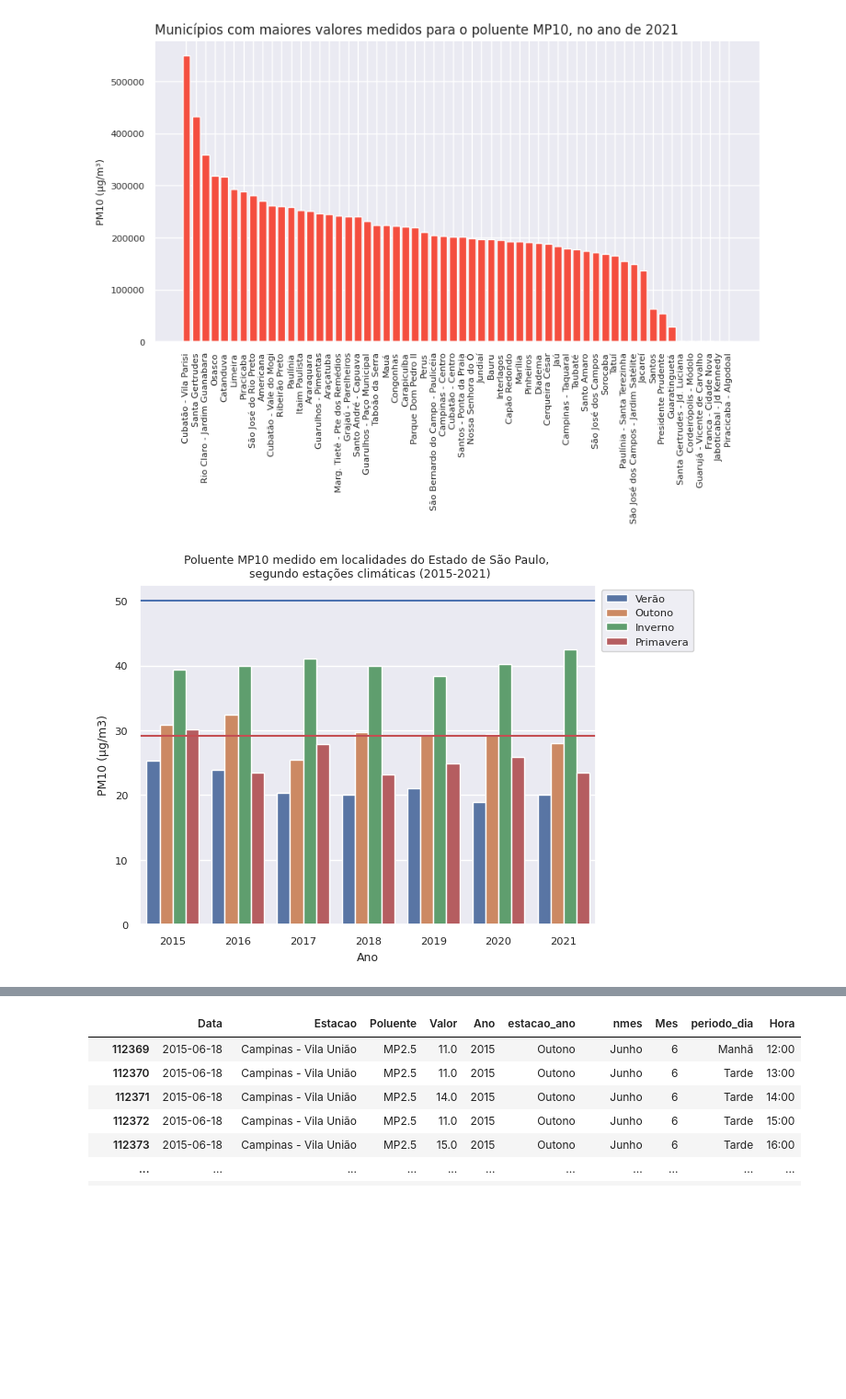
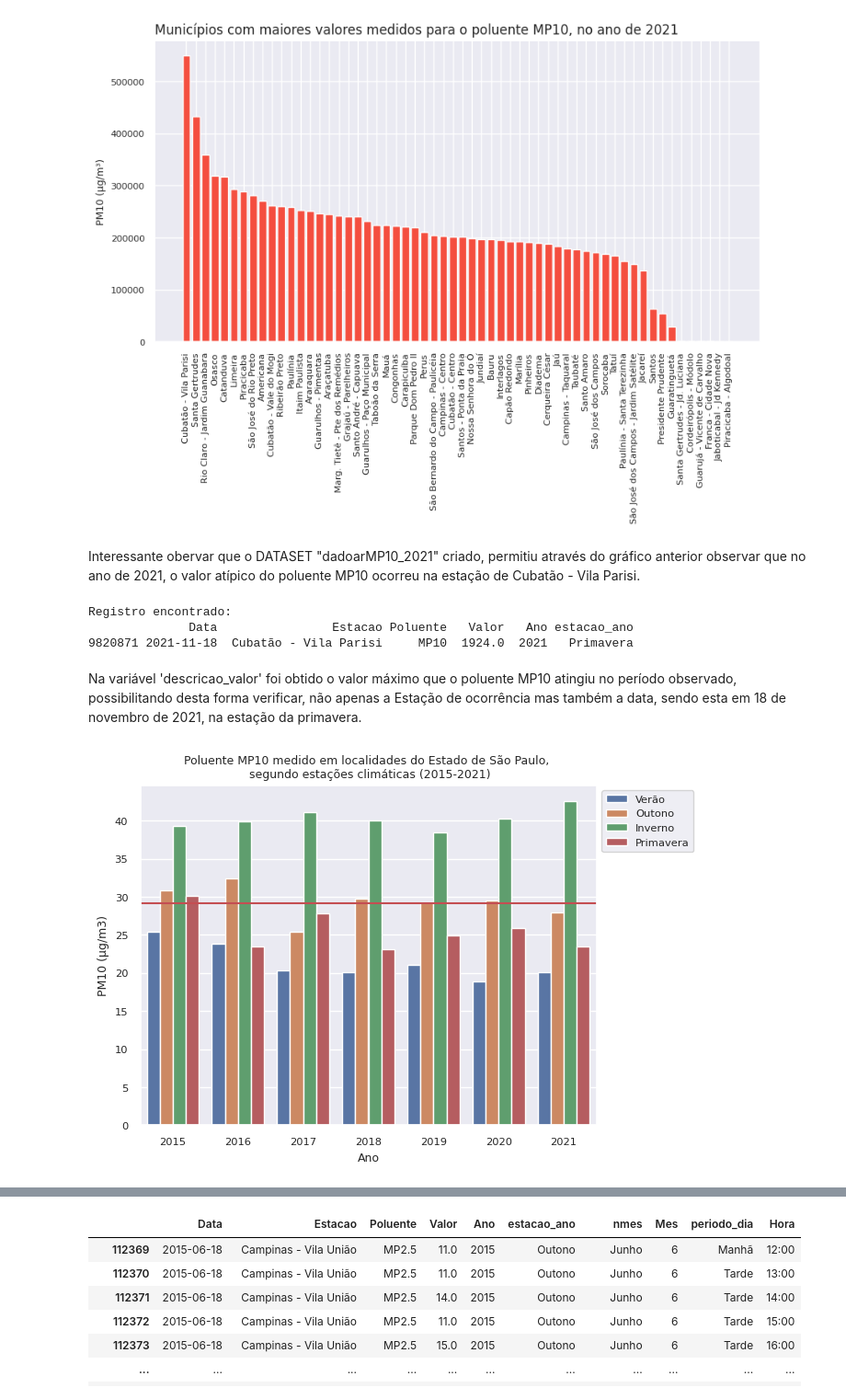
Before and after one commit to Luciahelenasantos/PUC-SPRINT-III, a Jupyter notebook: MVP_SPRINTIII_V1.ipynb, the cells around one changed output, grey strips where cells are left out. Shown at 92% size. Drawn from its saved outputs; the diff is of its cells as text; code cells hidden in the pictures; blank space fills up the shorter version.

```diff
--- a/MVP_SPRINTIII_V1.ipynb
+++ b/MVP_SPRINTIII_V1.ipynb
@@ -279,16 +293,33 @@ plt.ylabel('PM10 (µg/m³)')
 plt.xticks( rotation=90 );
 # %% [output]
 [figure]
+# %% [markdown]
+Interessante obervar que o DATASET "dadoarMP10_2021" criado, permitiu através do gráfico anterior observar que no ano de 2021, o valor atípico do poluente MP10 ocorreu na estação de Cubatão - Vila Parisi.
+# %%
+# Consulta para o valor máximo do poluente MP10
+
+resultado = dadoarMP10_2021[dadoarMP10_2021['Valor'] == 1924]
+# Verifique se algum registro foi encontrado
+if not resultado.empty:
+    print("Registro encontrado:")
+    print(resultado)
+else:
+    print("Registro não encontrado.")
+# %% [output]
+Registro encontrado:
+              Data                Estacao Poluente   Valor   Ano estacao_ano
+9820871 2021-11-18  Cubatão - Vila Parisi     MP10  1924.0  2021   Primavera
+# %% [markdown]
+Na variável 'descricao_valor' foi obtido o valor máximo que o poluente MP10 atingiu no período observado, possibilitando desta forma verificar, não apenas a Estação de ocorrência mas também a data, sendo esta em 18 de novembro de 2021, na estação da primavera.
 # %%
 # Gráfico de barras referente à PM10
 
 gfg = sns.barplot(x = "Ano", y = "Valor", hue = "estacao_ano", data = dadoarMP10, errorbar=None);
 plt.axhline(y=29.20, color='r', linestyle='-')
-plt.axhline(y=50, color='b', linestyle='-')
 plt.title("Poluente MP10 medido em localidades do Estado de São Paulo, \n segundo estações climáticas (2015-2021)")
 plt.ylabel("PM10 (µg/m3)")
 gfg.legend(fontsize=8)
 gfg.legend(bbox_to_anchor= (1,1))
 plt.show();
 # %% [output]
-[figure, old version]
+[figure, new version]
```
Also changed, not shown: parts of 33 cells of this notebook.
